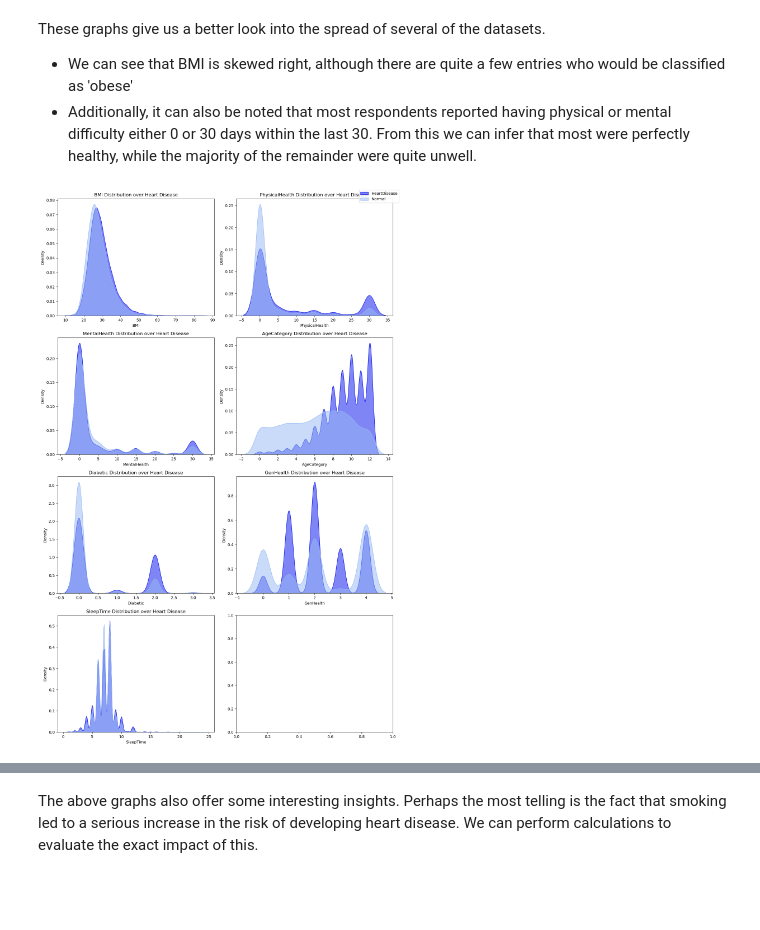
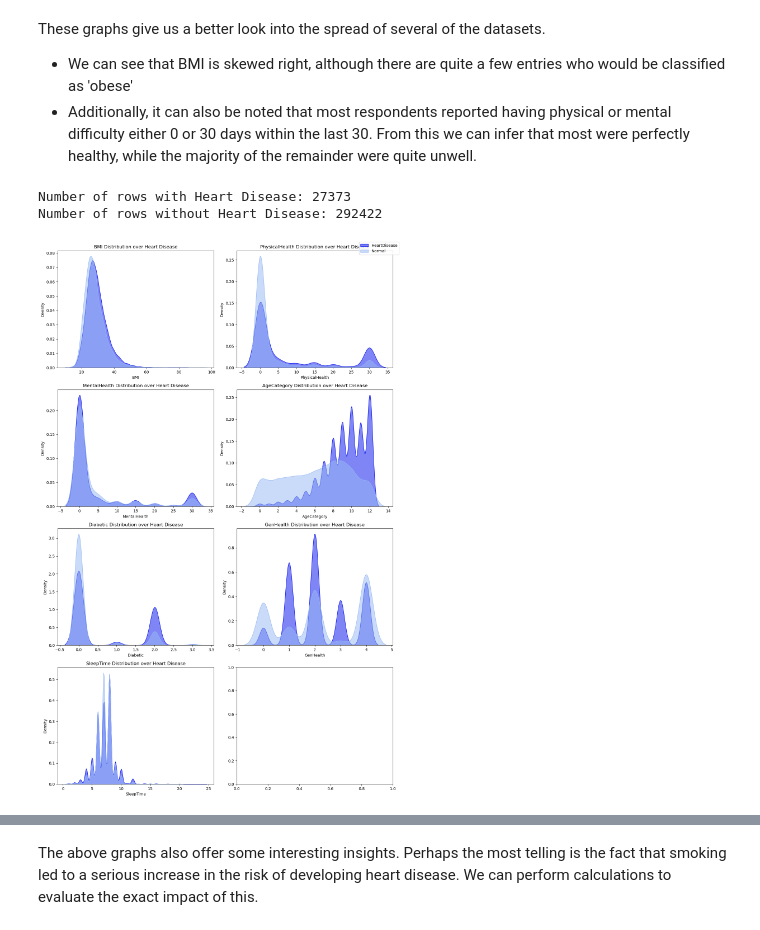
Before and after one commit to Tomas-Deane/EPIC3REAL, a Jupyter notebook: EPIC3.ipynb, the cells around one changed output, grey strips where cells are left out. Cells and saved outputs as stored; diff of their text form; code cells hidden in the pictures; blank space fills up the shorter version.

```diff
--- a/EPIC3.ipynb
+++ b/EPIC3.ipynb
@@ -165,34 +165,50 @@ These graphs give us a better look into the spread of several of the datasets.
 # %%
 import matplotlib.pyplot as plt
 import seaborn as sns
 
+df5050 = df_raw.copy()
+heart_disease_true_count = df5050[df5050['HeartDisease'] == 'Yes'].shape[0]
+heart_disease_false_count = df5050[df5050['HeartDisease'] == 'No'].shape[0]
+print(f"Number of rows with Heart Disease: {heart_disease_true_count}")
+print(f"Number of rows without Heart Disease: {heart_disease_false_count}")
+false_remove = heart_disease_true_count / heart_disease_false_count
+num_rows_to_delete = int(false_remove * len(df5050[df5050['HeartDisease'] == 'No']))
+
+# Get indices of rows where HeartDisease is "No"
+indices_to_delete = df5050[df5050['HeartDisease'] == 'No'].sample(n=num_rows_to_delete).index
+
+# Drop rows by indices
+df5050.drop(indices_to_delete, inplace=True)
+
 columns_to_exclude = ['Sex', 'Smoking', 'AlcoholDrinking', 'Stroke', 'DiffWalking', 'PhysicalActivity', 'Asthma',
                       'KidneyDisease', 'SkinCancer', 'Race']
-columns_to_plot = [col for col in df.columns if col not in ['HeartDisease'] + columns_to_exclude]
+columns_to_plot = [col for col in df5050.columns if col not in ['HeartDisease'] + columns_to_exclude]
 
 fig, axes = plt.subplots(nrows=(len(columns_to_plot) + 1) // 2, ncols=2, figsize=(13, 20))
 
 for idx, column in enumerate(columns_to_plot):
     row_idx = idx // 2
     col_idx = idx % 2
 
     sns.kdeplot(df[df["HeartDisease"] == 1][column], alpha=0.5, fill=True, color="#000CEB", label="HeartDisease",
                 ax=axes[row_idx, col_idx])
     sns.kdeplot(df[df["HeartDisease"] == 0][column], alpha=0.5, fill=True, color="#97B9F4", label="Normal",
                 ax=axes[row_idx, col_idx])
 
     axes[row_idx, col_idx].set_xlabel(column)
     axes[row_idx, col_idx].set_ylabel("Density")
     axes[row_idx, col_idx].set_title(f"{column} Distribution over Heart Disease")
 
 # Manually adding legend
 handles, labels = axes[0, 0].get_legend_handles_labels()
 fig.legend(handles, labels, loc='upper right')
 
 plt.tight_layout()
 plt.show()
 # %% [output]
+Number of rows with Heart Disease: 27373
+Number of rows without Heart Disease: 292422
-[figure, old version]
+[figure, new version]
 # %%
 import seaborn as sns
 import matplotlib.pyplot as plt
```
Also changed, not shown: parts of 20 cells of this notebook, 1 other file.
